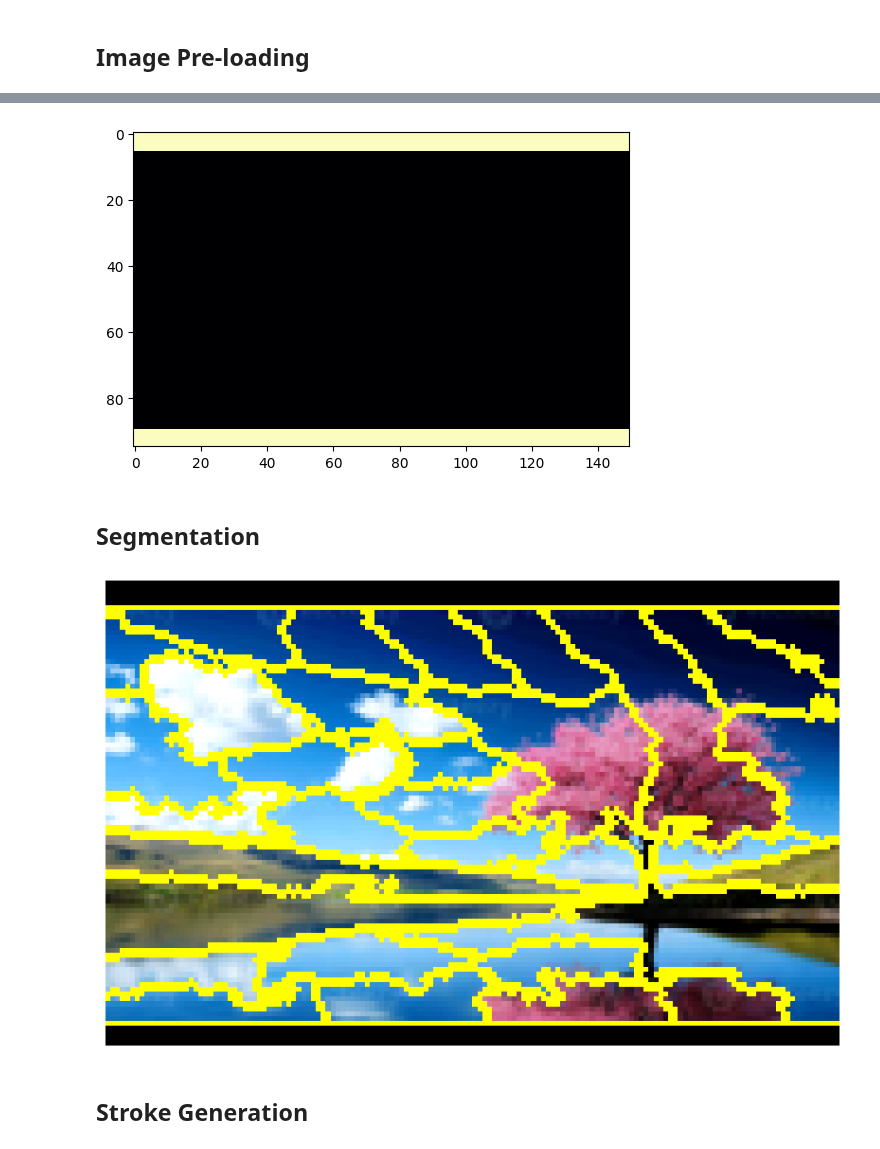
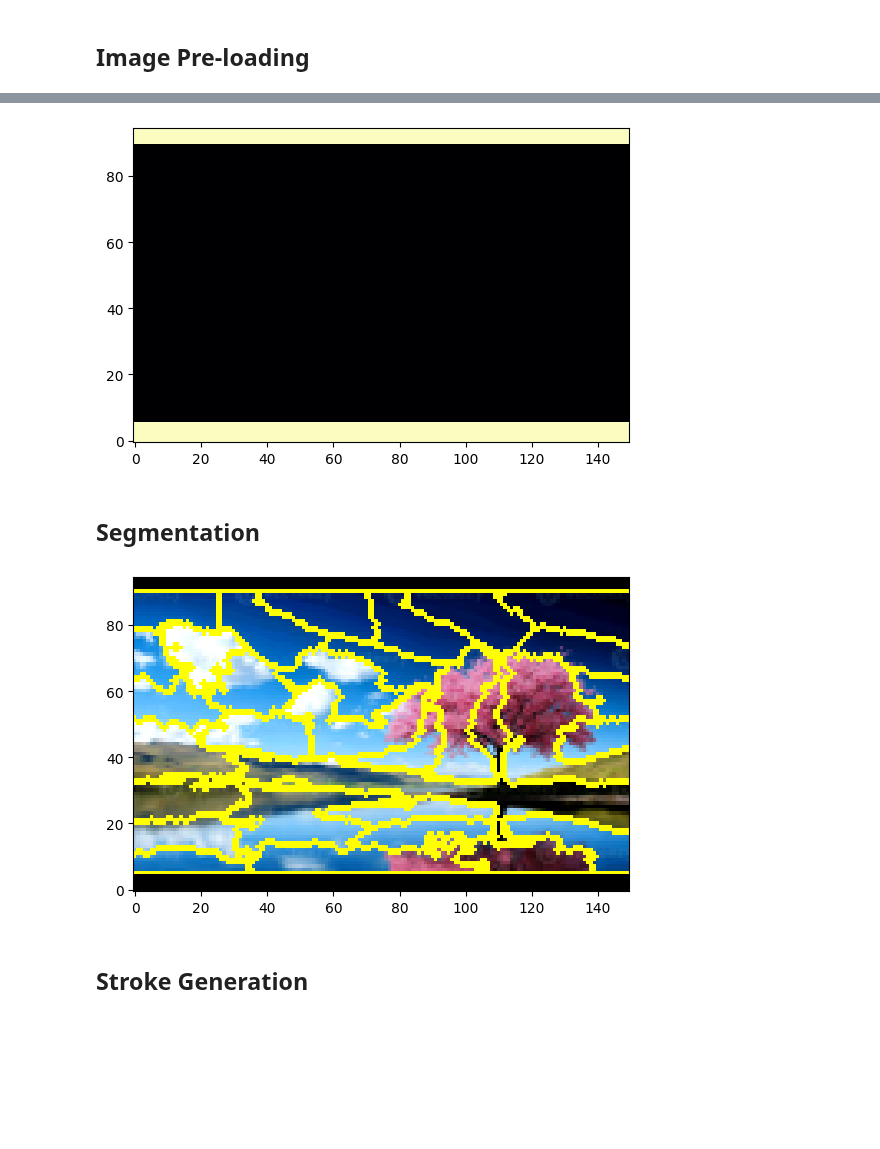
Before and after one commit to SimonMeersschaut/paint-bot, a Jupyter notebook: src/stroke_generation.ipynb, the cells around one changed output, grey strips where cells are left out. Cells and saved outputs as stored; diff of their text form; code cells hidden in the pictures; blank space fills up the shorter version.

Commit message:
Change canvas origin to bottom left

```diff
--- a/src/stroke_generation.ipynb
+++ b/src/stroke_generation.ipynb
@@ -77,7 +77,8 @@ def resize_image_ndarray(image_array: np.ndarray) -> np.ndarray:
 ## Image Pre-loading
 # %%
 # 1. Load your PIL image
-pil_original_image = Image.open("../images/pink-tree.jpeg")
+pil_original_image = Image.open("../images/pink-tree.jpeg").transpose(Image.FLIP_TOP_BOTTOM)
+
 enhancer = ImageEnhance.Contrast(pil_original_image)
 contrast_factor = 1.2
 pil_original_image = enhancer.enhance(contrast_factor)
@@ -94,6 +95,5 @@ np_resized_image = np.array(pil_resized_image)
 np_original_image = np.array(pil_original_image)
 
 # Display the blurred image to verify
-plt.imshow(np_resized_image)
-plt.show()
+show_np_image(np_resized_image)
 # %% [output]
@@ -111,48 +111,43 @@ np_padded_mask_resized = np.array(padded_mask_resized)
 # 5. Convert mask to a 1 and 0 NumPy array
 # Wherever the padded_mask is 255 (white), it's a real pixel (1). Otherwise, it's 0.
 padding_mask = (np.array(padded_mask_resized) == 0).astype(np.uint8)
-plt.imshow(padding_mask, cmap='magma')
-plt.show()
+
+show_np_image(padding_mask, cmap="magma")
 # %% [output]
-[figure, old version]
+[figure, new version]
 # %% [markdown]
 ## Segmentation
 # %%
 # 1. Run SLIC on the original image as you did
 segments = slic(
     np_original_image,
     n_segments=50,
     compactness=10
 )
 
 # 2. Cast to int32 so PIL can handle it, then resize using Nearest Neighbor
 segments_int32 = segments.astype(np.int32) # <--- Added this line
 segments_pil = Image.fromarray(segments_int32)
 
 resized_segments_pil = ImageOps.pad(
     segments_pil,
     CANVAS_SIZE,
     method=Image.Resampling.NEAREST,
     color=0
 )
 resized_segments = np.array(resized_segments_pil)
 
 
 # 3. Calculate centroids on the NEW resized segments
 for label in np.unique(resized_segments):
     # Mask out the background padding (label 0 might contain padding now)
     if label == 0:
         continue
     centroid = center_of_mass(resized_segments == label)
 
-# 4. Plot using the ALREADY resized/padded elephant image from your previous step
-fig, ax = plt.subplots(1, 1, figsize=(10, 7))
-ax.imshow(mark_boundaries(np_resized_image, resized_segments)) # 'image' is your 440x440 padded np array
-# ax.setTitle("1. Resized SLIC Superpixel Segments", fontsize=14, fontweight='bold')
-ax.axis("off")
-plt.show()
+show_np_image(mark_boundaries(np_resized_image, resized_segments))
 # %% [output]
-[figure, old version]
+[figure, new version]
 # %% [markdown]
 ## Stroke Generation
 # %%
```
Also changed, not shown: parts of 5 cells of this notebook, 3 other files.
